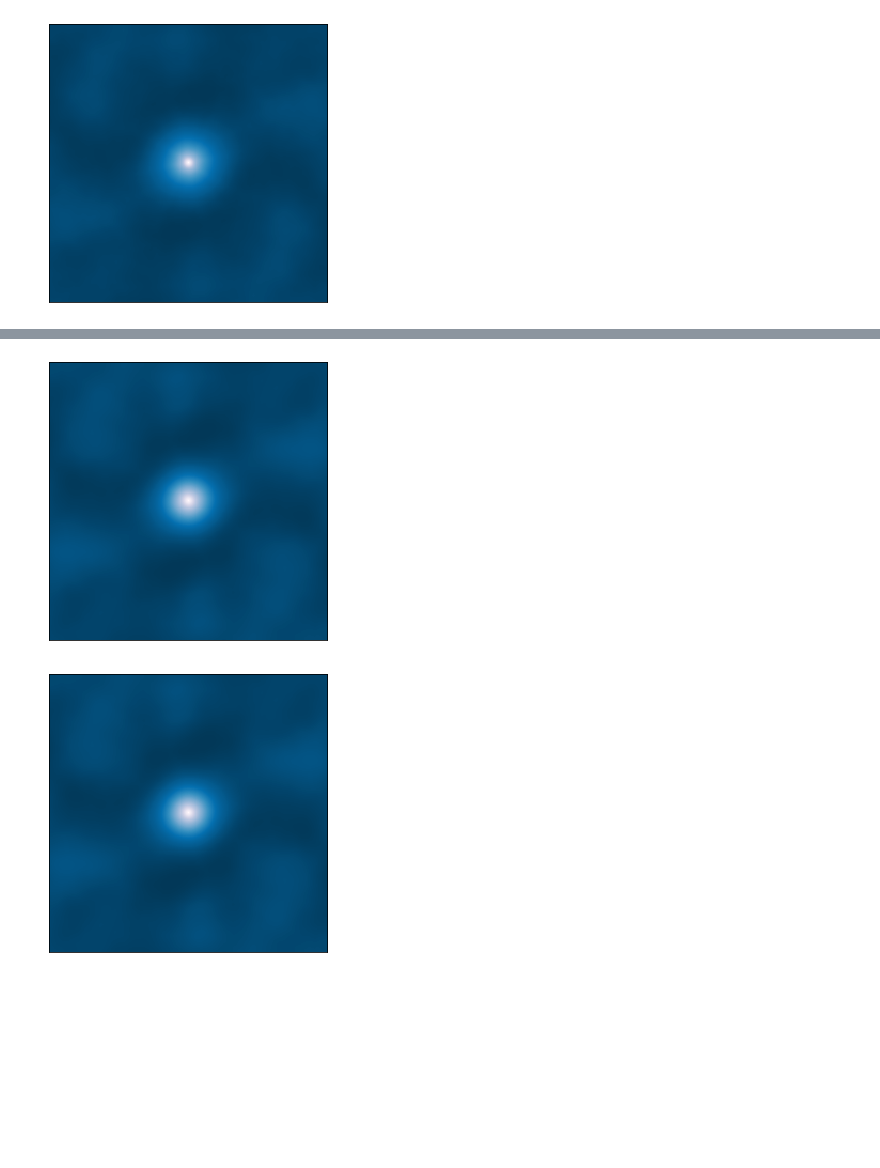
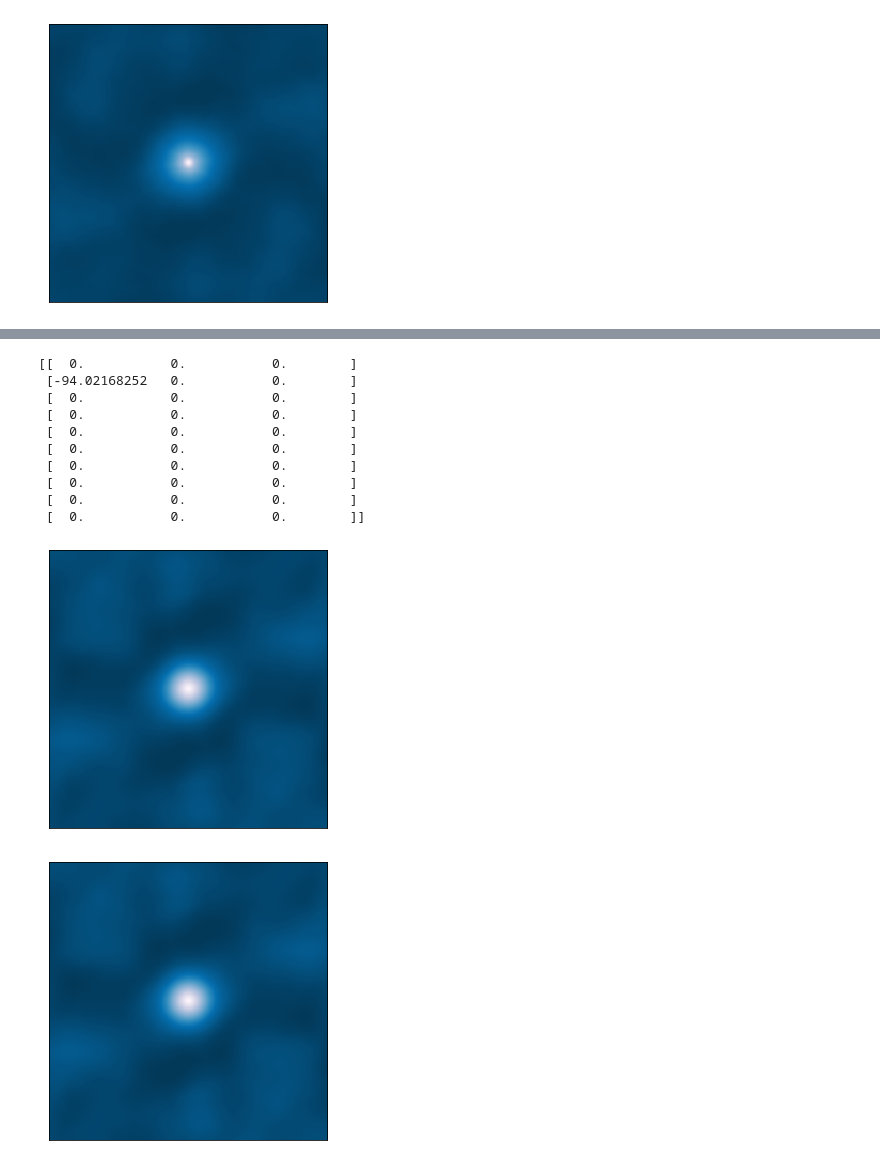
Before and after one commit to jwwtc/code, a Jupyter notebook: microstructure_statistics/Reconstruction.ipynb, the cells around one changed output, grey strips where cells are left out. Saved outputs shown, nothing was run; the diff lists cells and outputs as text; code cells hidden in the pictures; blank space fills up the shorter version.

```diff
--- a/microstructure_statistics/Reconstruction.ipynb
+++ b/microstructure_statistics/Reconstruction.ipynb
@@ -391,12 +391,24 @@ plot_microstructures(two_points_te[2, :, :, 0], cmap='PuBu_r', colorbar=False, s
 # %%
 #RECOVER FROM GP
 zeros_gp_go=np.zeros((10,3))
-zeros_gp_go[(2,0)]=-40.13218031
-
-two_points_gp_go = pca.inverse_transform(zeros_gp_go)
-recovered_two_points_gp_go = np.reshape(two_points_gp_go, initial_shape_te)
-
-plot_microstructures(recovered_two_points_gp_go[2, :, :, 0], colorbar=False, cmap='PuBu_r', showticks=False)
+zeros_gp_go[(1,0)]=-94.02168252
+print(zeros_gp_go)
 # %% [output]
-[figure, removed]
-[figure, removed]
+[[  0.           0.           0.        ]
+ [-94.02168252   0.           0.        ]
+ [  0.           0.           0.        ]
+ [  0.           0.           0.        ]
+ [  0.           0.           0.        ]
+ [  0.           0.           0.        ]
+ [  0.           0.           0.        ]
+ [  0.           0.           0.        ]
+ [  0.           0.           0.        ]
+ [  0.           0.           0.        ]]
+# %%
+two_points_gp_go = pca.inverse_transform(zeros_gp_go)
+recovered_two_points_gp_go = np.reshape(two_points_gp_go, initial_shape_te)
+
+plot_microstructures(recovered_two_points_gp_go[1, :, :, 0], colorbar=False, cmap='PuBu_r', showticks=False)
+# %% [output]
+[figure, added]
+[figure, added]
```
Also changed, not shown: parts of 2 cells of this notebook, 3 other files.
